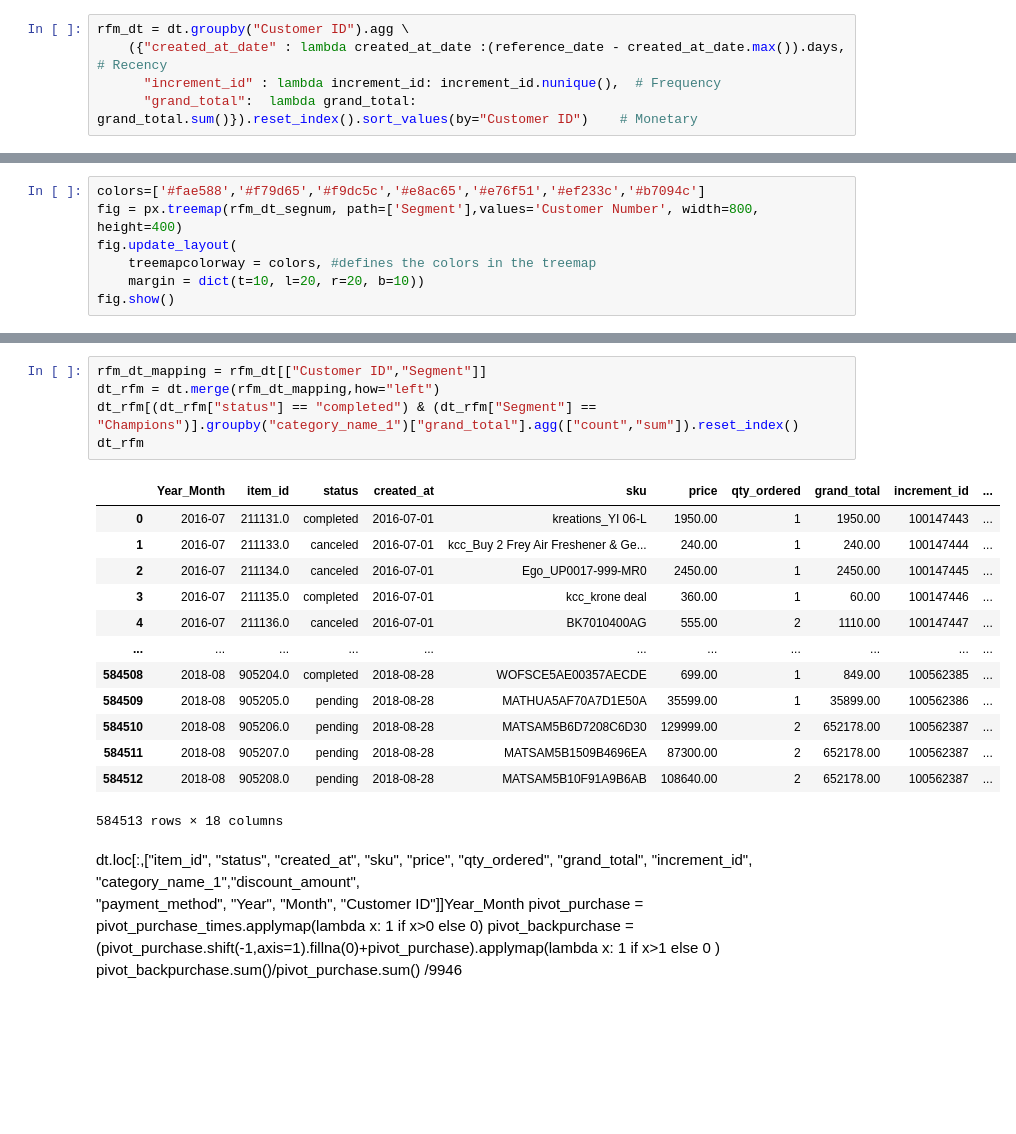
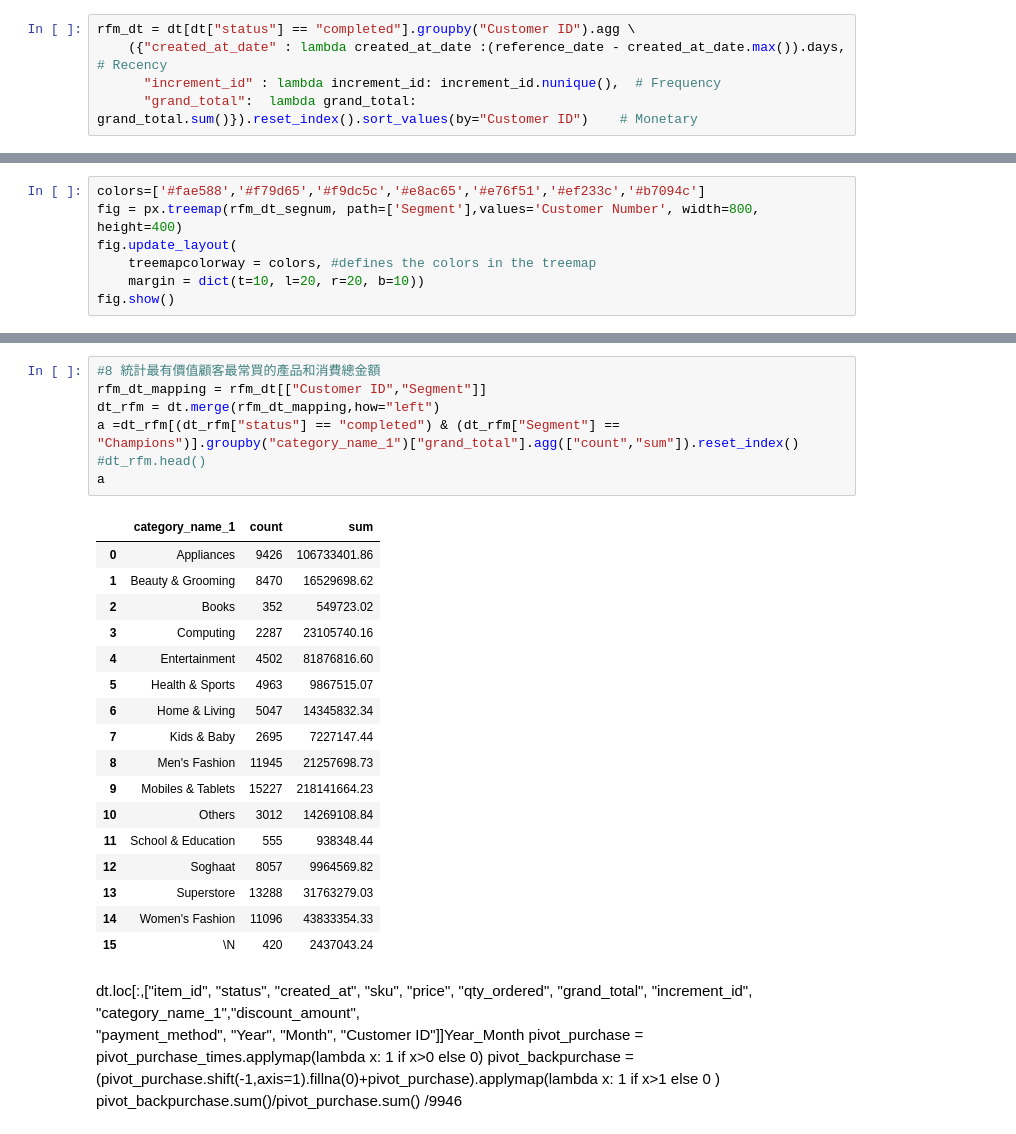
Before and after one commit to LiangYuDer/E-commerce-Analysis, a Jupyter notebook: ec_analysis.ipynb, the cells around one changed output, grey strips where cells are left out. Saved outputs shown, nothing was run; the diff lists cells and outputs as text; blank space fills up the shorter version.

```diff
--- a/ec_analysis.ipynb
+++ b/ec_analysis.ipynb
@@ -316,7 +297,7 @@ print(f"Set the reference date as {reference_date}")
 # %% [output]
 Set the reference date as 2018-08-31 00:00:00
 # %%
-rfm_dt = dt.groupby("Customer ID").agg \
+rfm_dt = dt[dt["status"] == "completed"].groupby("Customer ID").agg \
     ({"created_at_date" : lambda created_at_date :(reference_date - created_at_date.max()).days,  # Recency
       "increment_id" : lambda increment_id: increment_id.nunique(),  # Frequency
       "grand_total":  lambda grand_total: grand_total.sum()}).reset_index().sort_values(by="Customer ID")    # Monetary
@@ -424,22 +420,28 @@ rfm_dt[["Segment","Recency", "Frequency", "Monetary"]].groupby("Segment").agg("m
 # %%
+#8 統計最有價值顧客最常買的產品和消費總金額
 rfm_dt_mapping = rfm_dt[["Customer ID","Segment"]]
 dt_rfm = dt.merge(rfm_dt_mapping,how="left")
-dt_rfm[(dt_rfm["status"] == "completed") & (dt_rfm["Segment"] == "Champions")].groupby("category_name_1")["grand_total"].agg(["count","sum"]).reset_index()
-dt_rfm
+a =dt_rfm[(dt_rfm["status"] == "completed") & (dt_rfm["Segment"] == "Champions")].groupby("category_name_1")["grand_total"].agg(["count","sum"]).reset_index()
+#dt_rfm.head()
+a
 # %% [output]
-|  | Year_Month | item_id | status | created_at | sku | price | qty_ordered | grand_total | increment_id | ... |
-| 0 | 2016-07 | 211131.0 | completed | 2016-07-01 | kreations_YI 06-L | 1950.00 | 1 | 1950.00 | 100147443 | ... |
-| 1 | 2016-07 | 211133.0 | canceled | 2016-07-01 | kcc_Buy 2 Frey Air Freshener & Ge... | 240.00 | 1 | 240.00 | 100147444 | ... |
-| 2 | 2016-07 | 211134.0 | canceled | 2016-07-01 | Ego_UP0017-999-MR0 | 2450.00 | 1 | 2450.00 | 100147445 | ... |
-| 3 | 2016-07 | 211135.0 | completed | 2016-07-01 | kcc_krone deal | 360.00 | 1 | 60.00 | 100147446 | ... |
-| 4 | 2016-07 | 211136.0 | canceled | 2016-07-01 | BK7010400AG | 555.00 | 2 | 1110.00 | 100147447 | ... |
-| ... | ... | ... | ... | ... | ... | ... | ... | ... | ... | ... |
-| 584508 | 2018-08 | 905204.0 | completed | 2018-08-28 | WOFSCE5AE00357AECDE | 699.00 | 1 | 849.00 | 100562385 | ... |
-| 584509 | 2018-08 | 905205.0 | pending | 2018-08-28 | MATHUA5AF70A7D1E50A | 35599.00 | 1 | 35899.00 | 100562386 | ... |
-| 584510 | 2018-08 | 905206.0 | pending | 2018-08-28 | MATSAM5B6D7208C6D30 | 129999.00 | 2 | 652178.00 | 100562387 | ... |
-| 584511 | 2018-08 | 905207.0 | pending | 2018-08-28 | MATSAM5B1509B4696EA | 87300.00 | 2 | 652178.00 | 100562387 | ... |
-| 584512 | 2018-08 | 905208.0 | pending | 2018-08-28 | MATSAM5B10F91A9B6AB | 108640.00 | 2 | 652178.00 | 100562387 | ... |
+|  | category_name_1 | count | sum |
+| 0 | Appliances | 9426 | 106733401.86 |
+| 1 | Beauty & Grooming | 8470 | 16529698.62 |
+| 2 | Books | 352 | 549723.02 |
+| 3 | Computing | 2287 | 23105740.16 |
+| 4 | Entertainment | 4502 | 81876816.60 |
+| 5 | Health & Sports | 4963 | 9867515.07 |
+| 6 | Home & Living | 5047 | 14345832.34 |
+| 7 | Kids & Baby | 2695 | 7227147.44 |
+| 8 | Men's Fashion | 11945 | 21257698.73 |
+| 9 | Mobiles & Tablets | 15227 | 218141664.23 |
+| 10 | Others | 3012 | 14269108.84 |
+| 11 | School & Education | 555 | 938348.44 |
+| 12 | Soghaat | 8057 | 9964569.82 |
+| 13 | Superstore | 13288 | 31763279.03 |
+| 14 | Women's Fashion | 11096 | 43833354.33 |
+| 15 | \N | 420 | 2437043.24 |
-584513 rows × 18 columns
 # %% [markdown]
 dt.loc[:,["item_id", "status", "created_at", "sku", "price", "qty_ordered", "grand_total", "increment_id", "category_name_1","discount_amount", \
     "payment_method", "Year", "Month", "Customer ID"]]Year_Month
```
Also changed, not shown: parts of 24 cells of this notebook.
